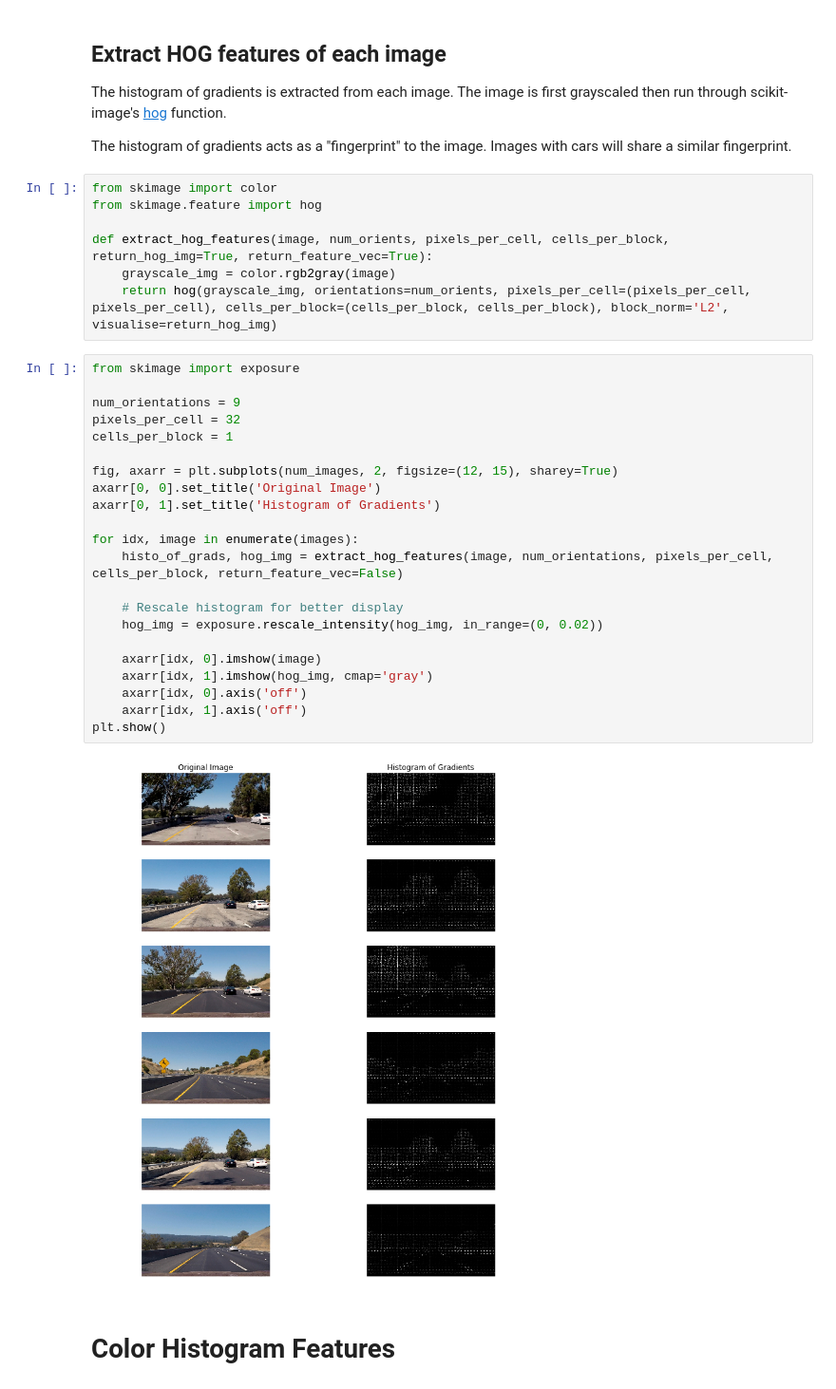
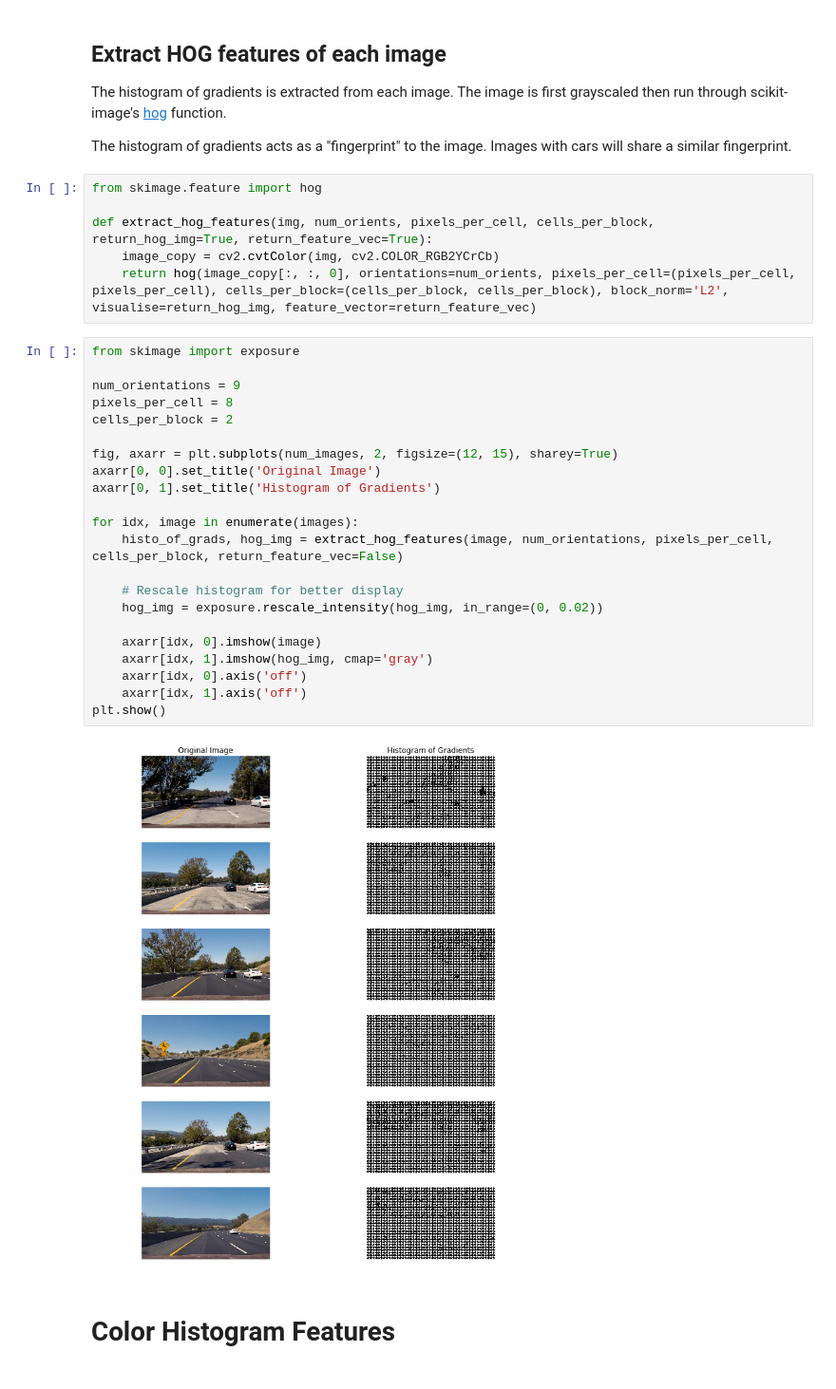
Before and after one commit to AryanJ-NYC/vehicle-detection, a Jupyter notebook: vehicle-detection.ipynb, the cells around one changed output. Shown at 95% size. Drawn from its saved outputs; the diff is of its cells as text.

```diff
--- a/vehicle-detection.ipynb
+++ b/vehicle-detection.ipynb
@@ -26,36 +27,35 @@ The histogram of gradients is extracted from each image.  The image is first gra
 
 The histogram of gradients acts as a "fingerprint" to the image. Images with cars will share a similar fingerprint.
 # %%
-from skimage import color
 from skimage.feature import hog
 
-def extract_hog_features(image, num_orients, pixels_per_cell, cells_per_block, return_hog_img=True, return_feature_vec=True):
-    grayscale_img = color.rgb2gray(image)
-    return hog(grayscale_img, orientations=num_orients, pixels_per_cell=(pixels_per_cell, pixels_per_cell), cells_per_block=(cells_per_block, cells_per_block), block_norm='L2', visualise=return_hog_img)
+def extract_hog_features(img, num_orients, pixels_per_cell, cells_per_block, return_hog_img=True, return_feature_vec=True):
+    image_copy = cv2.cvtColor(img, cv2.COLOR_RGB2YCrCb)
+    return hog(image_copy[:, :, 0], orientations=num_orients, pixels_per_cell=(pixels_per_cell, pixels_per_cell), cells_per_block=(cells_per_block, cells_per_block), block_norm='L2', visualise=return_hog_img, feature_vector=return_feature_vec)
 # %%
 from skimage import exposure
 
 num_orientations = 9
-pixels_per_cell = 32
-cells_per_block = 1
+pixels_per_cell = 8
+cells_per_block = 2
 
 fig, axarr = plt.subplots(num_images, 2, figsize=(12, 15), sharey=True)
 axarr[0, 0].set_title('Original Image')
 axarr[0, 1].set_title('Histogram of Gradients')
 
 for idx, image in enumerate(images):
     histo_of_grads, hog_img = extract_hog_features(image, num_orientations, pixels_per_cell, cells_per_block, return_feature_vec=False)
 
     # Rescale histogram for better display
     hog_img = exposure.rescale_intensity(hog_img, in_range=(0, 0.02))
 
     axarr[idx, 0].imshow(image)
     axarr[idx, 1].imshow(hog_img, cmap='gray')
     axarr[idx, 0].axis('off')
     axarr[idx, 1].axis('off')
 plt.show()
 # %% [output]
-[figure, old version]
+[figure, new version]
 # %% [markdown]
 # Color Histogram Features
 # %%
```
Also changed, not shown: parts of 14 cells of this notebook.
